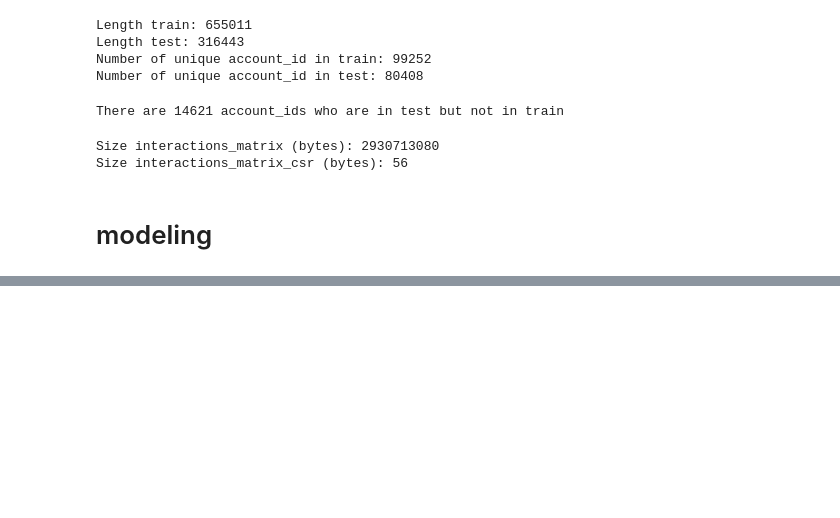
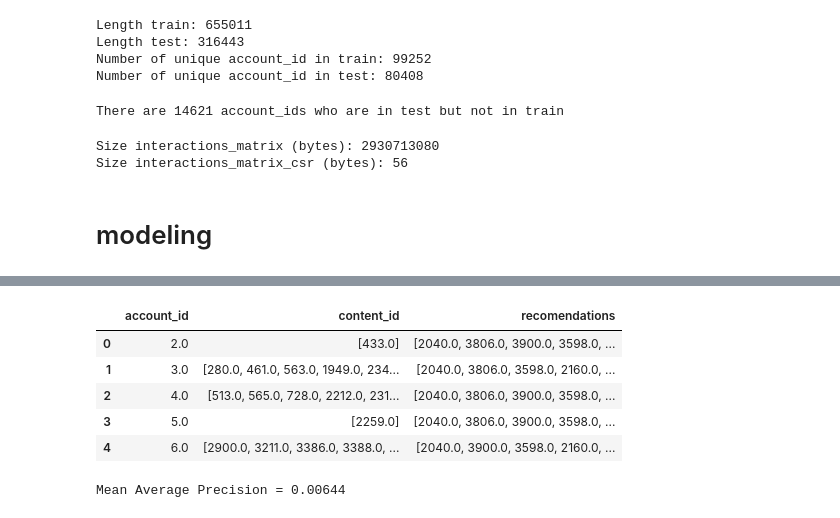
Before and after one commit to ferandmag/ICA_ML_recomendationSystemFLOW, a Jupyter notebook: recomendation_system_flow.ipynb, the cells around one changed output, grey strips where cells are left out. Cells and saved outputs as stored; diff of their text form; code cells hidden in the pictures; blank space fills up the shorter version.

```diff
--- a/recomendation_system_flow.ipynb
+++ b/recomendation_system_flow.ipynb
@@ -409,0 +405,7 @@ df_drop[df_drop['end_vod_date'] < datetime(year=2021, month=3, day=5)]
+# %%
+ideal_recomendations =\
+    test\
+    .sort_values(by=['account_id', 'rate_watch'], ascending=False)\
+    .groupby(['account_id'], as_index=False)\
+    .agg({'content_id': "unique"})
+ideal_recomendations.head()
@@ -409,0 +419,28 @@ df_drop[df_drop['end_vod_date'] < datetime(year=2021, month=3, day=5)]
+# %%
+df_map = ideal_recomendations.merge(recomendations_df,
+                                    how='left',
+                                    left_on='account_id', right_on='account_id')[['account_id', 'content_id', 'recomendations']]
+df_map.head()
+# %% [output]
+|  | account_id | content_id | recomendations |
+| 0 | 2.0 | [433.0] | [2040.0, 3806.0, 3900.0, 3598.0, ... |
+| 1 | 3.0 | [280.0, 461.0, 563.0, 1949.0, 234... | [2040.0, 3806.0, 3598.0, 2160.0, ... |
+| 2 | 4.0 | [513.0, 565.0, 728.0, 2212.0, 231... | [2040.0, 3806.0, 3900.0, 3598.0, ... |
+| 3 | 5.0 | [2259.0] | [2040.0, 3806.0, 3900.0, 3598.0, ... |
+| 4 | 6.0 | [2900.0, 3211.0, 3386.0, 3388.0, ... | [2040.0, 3900.0, 3598.0, 2160.0, ... |
+# %%
+average_precisions = [] # empty list to store all average precisions
+
+for pred, label in df_map[['content_id', 'recomendations']].values:
+    n = len(pred) # number of recommended items
+    arange = np.arange(n, dtype=np.int32) + 1. # index in base 1
+    rel_k = np.in1d(pred[:n], label) # list of booleans indicating the relevance of each item
+    tp = np.ones(rel_k.sum(), dtype=np.int32).cumsum() # list with the counter of true positives
+    denom = arange[rel_k] # positions where the reliant items are located
+    average_precision = (tp / denom).sum() / len(label) # average precision
+    average_precisions.append(average_precision)
+
+MAP = np.mean(average_precisions)
+print(f'Mean Average Precision = {round(MAP, 5)}')
+# %% [output]
+Mean Average Precision = 0.00644
```
Also changed, not shown: parts of 9 cells of this notebook.
